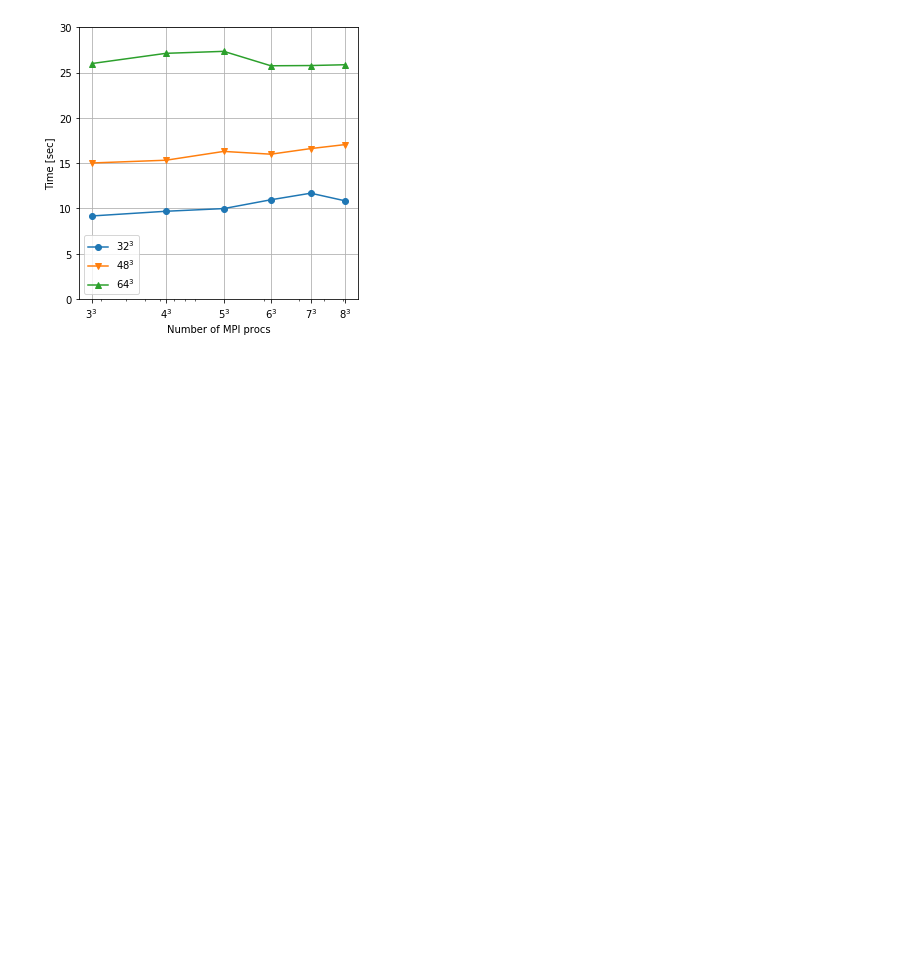
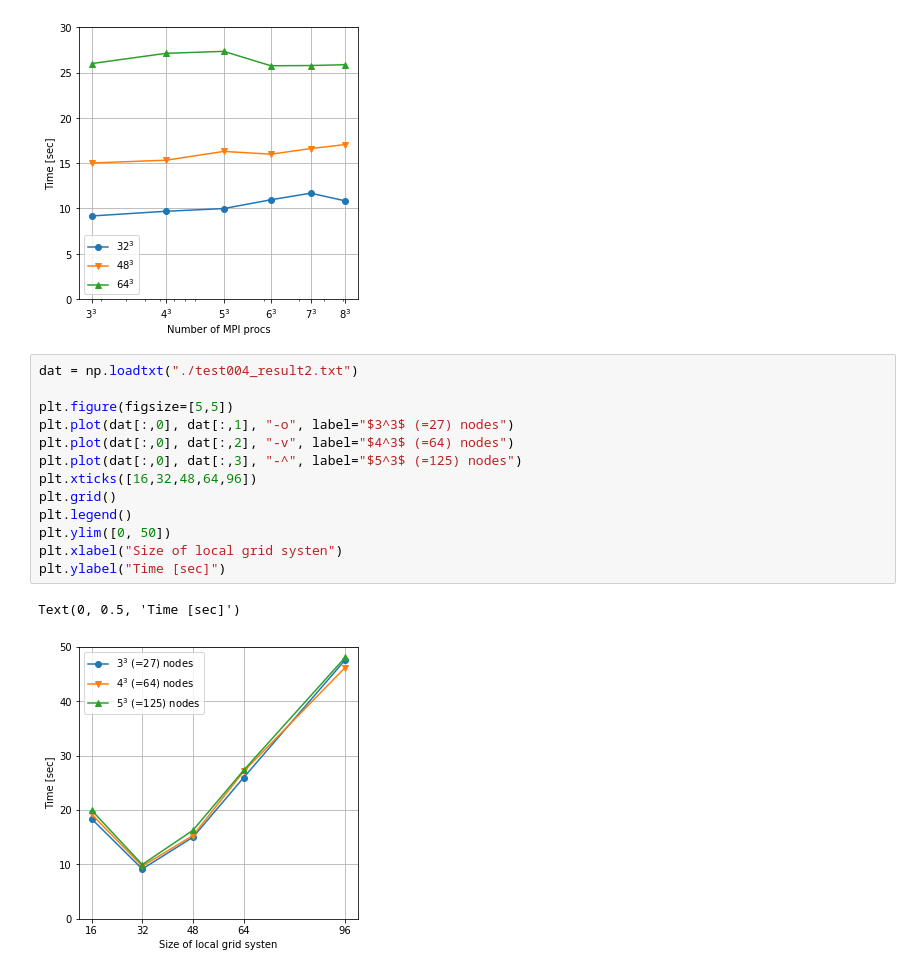
Before and after one commit to uemoto1/sendrecv_grid, a Jupyter notebook: 0212_analysis_of_sendrecv_results.ipynb, the cells around one changed output. Drawn from its saved outputs; the diff is of its cells as text; blank space fills up the shorter version.

```diff
--- a/0212_analysis_of_sendrecv_results.ipynb
+++ b/0212_analysis_of_sendrecv_results.ipynb
@@ -121,3 +121,19 @@ plt.ylim([0, 30])
 # %% [output]
 (0, 30)
 [figure]
+# %%
+dat = np.loadtxt("./test004_result2.txt")
+
+plt.figure(figsize=[5,5])
+plt.plot(dat[:,0], dat[:,1], "-o", label="$3^3$ (=27) nodes")
+plt.plot(dat[:,0], dat[:,2], "-v", label="$4^3$ (=64) nodes")
+plt.plot(dat[:,0], dat[:,3], "-^", label="$5^3$ (=125) nodes")
+plt.xticks([16,32,48,64,96])
+plt.grid()
+plt.legend()
+plt.ylim([0, 50])
+plt.xlabel("Size of local grid systen")
+plt.ylabel("Time [sec]")
+# %% [output]
+Text(0, 0.5, 'Time [sec]')
+[figure, added]
```
